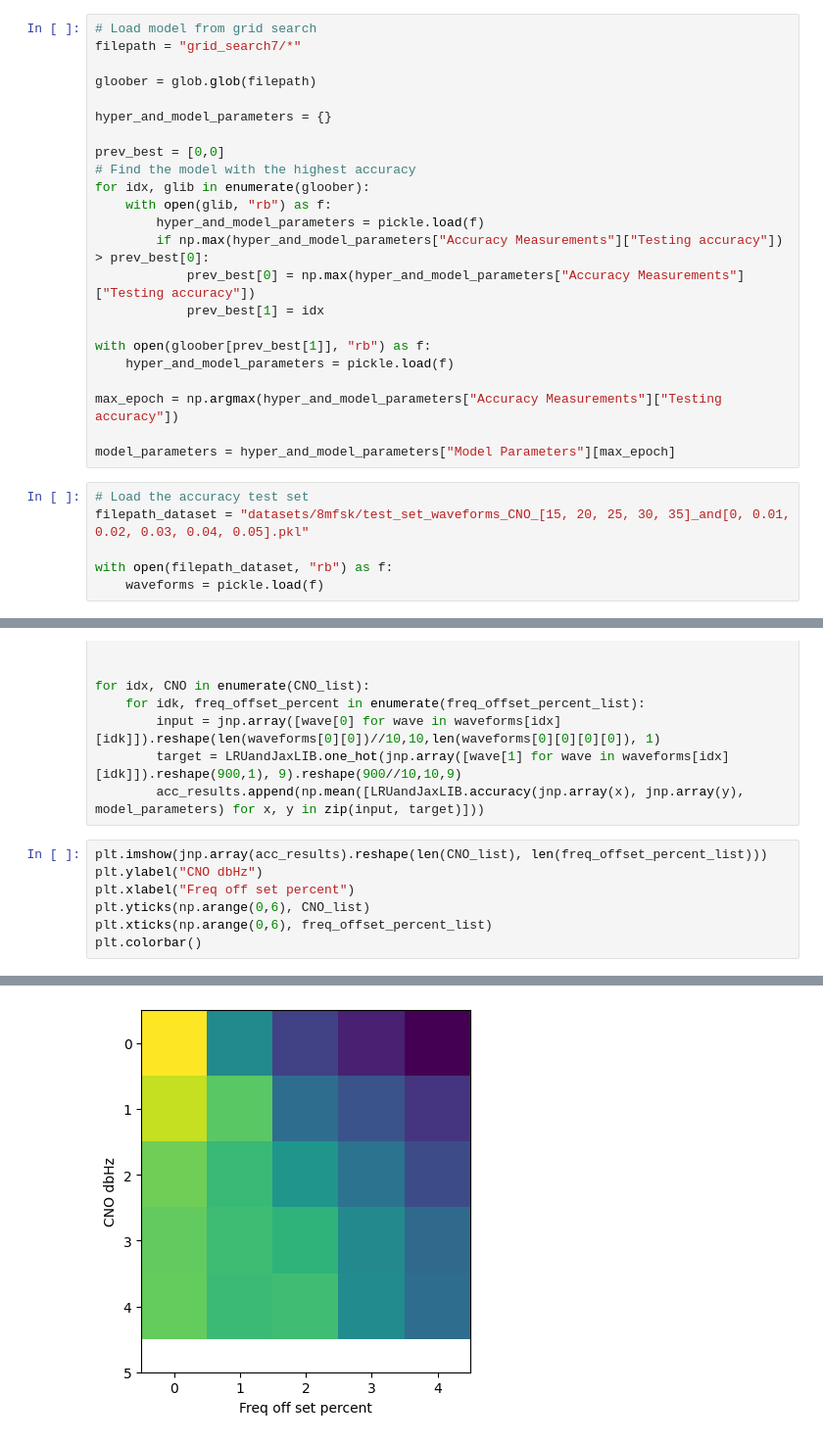
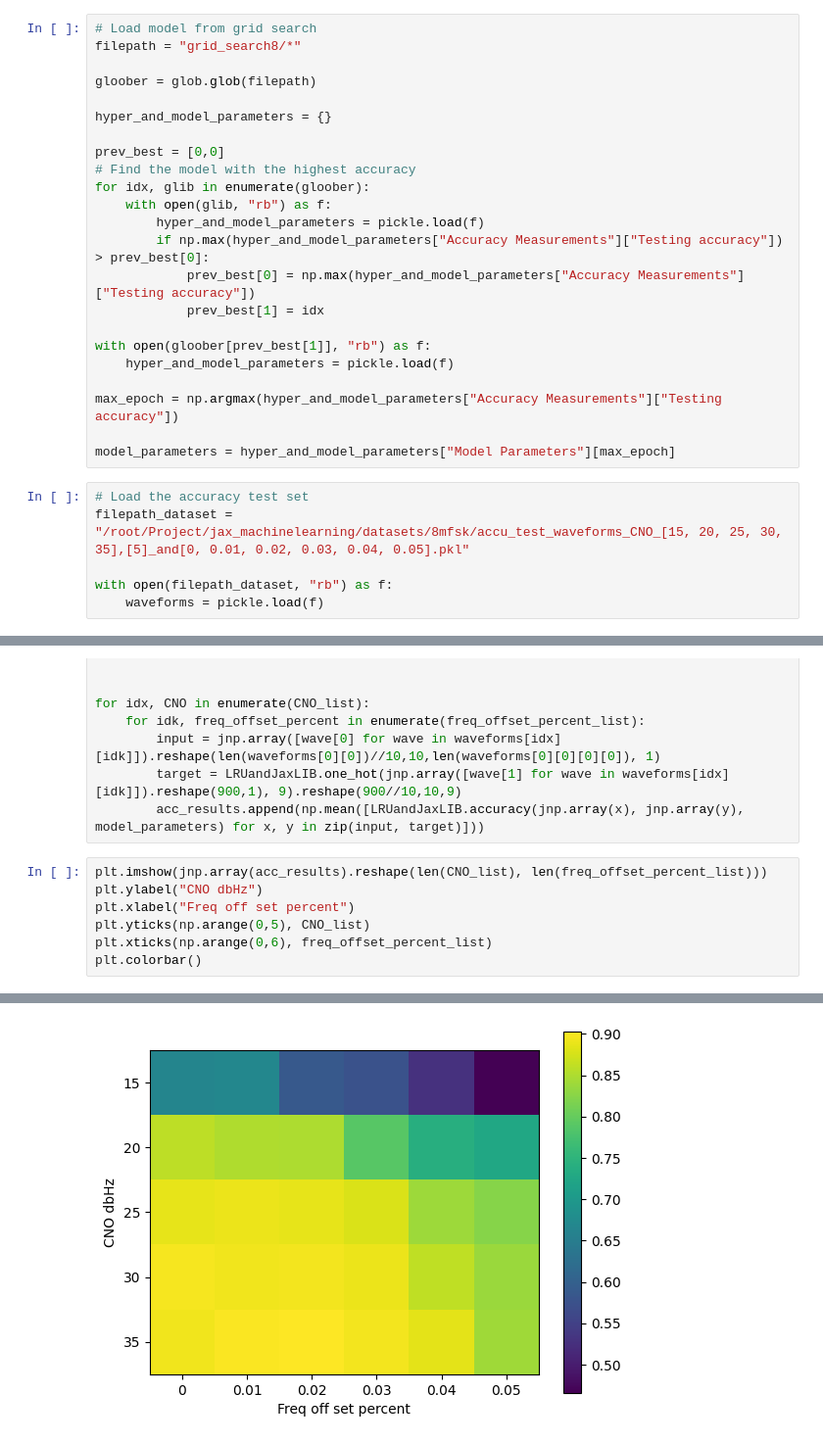
Before and after one commit to AppelEater/jax_machinelearning, a Jupyter notebook: Accuracy_of_inference.ipynb, the cells around one changed output, grey strips where cells are left out. Shown at 98% size. Saved outputs shown, nothing was run; the diff lists cells and outputs as text.

Commit message:
Performed tests again

```diff
--- a/Accuracy_of_inference.ipynb
+++ b/Accuracy_of_inference.ipynb
@@ -8,7 +8,7 @@ import more_itertools as mit
 import matplotlib.pyplot as plt
 # %%
 # Load model from grid search
-filepath = "grid_search7/*"
+filepath = "grid_search8/*"
 
 gloober = glob.glob(filepath)
 
@@ -31,7 +31,7 @@ max_epoch = np.argmax(hyper_and_model_parameters["Accuracy Measurements"]["Testi
 model_parameters = hyper_and_model_parameters["Model Parameters"][max_epoch]
 # %%
 # Load the accuracy test set
-filepath_dataset = "datasets/8mfsk/test_set_waveforms_CNO_[15, 20, 25, 30, 35]_and[0, 0.01, 0.02, 0.03, 0.04, 0.05].pkl"
+filepath_dataset = "/root/Project/jax_machinelearning/datasets/8mfsk/accu_test_waveforms_CNO_[15, 20, 25, 30, 35],[5]_and[0, 0.01, 0.02, 0.03, 0.04, 0.05].pkl"
 
 with open(filepath_dataset, "rb") as f:
     waveforms = pickle.load(f)
@@ -59,7 +59,7 @@ for idx, CNO in enumerate(CNO_list):
 plt.imshow(jnp.array(acc_results).reshape(len(CNO_list), len(freq_offset_percent_list)))
 plt.ylabel("CNO dbHz")
 plt.xlabel("Freq off set percent")
-plt.yticks(np.arange(0,6), CNO_list)
+plt.yticks(np.arange(0,5), CNO_list)
 plt.xticks(np.arange(0,6), freq_offset_percent_list)
 plt.colorbar()
 # %% [output]
@@ -67 +67 @@ ValueError: The number of FixedLocator locations (6), usually from a call to set
-[figure, old version]
+[figure, new version]
```
Also changed, not shown: parts of 2 cells of this notebook, 37 other files.
